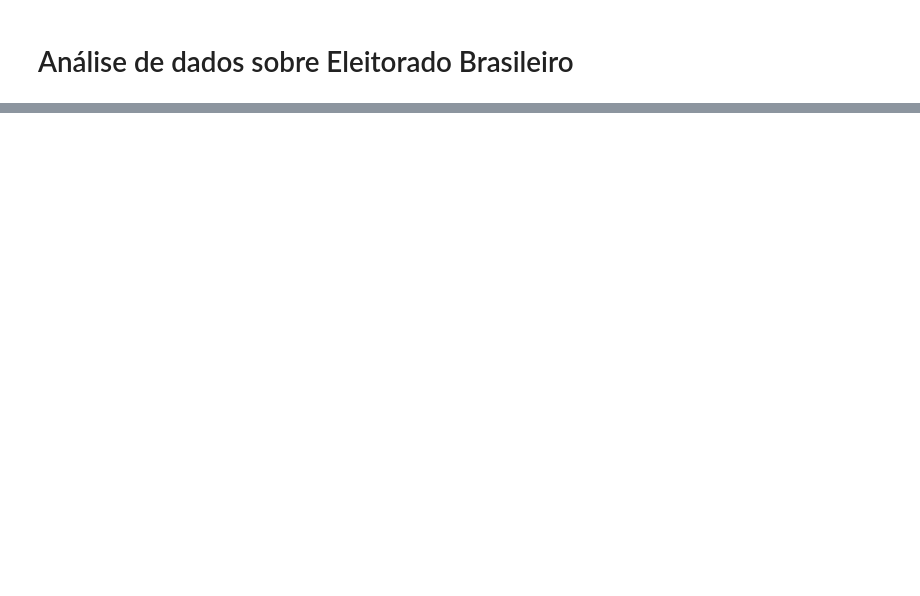
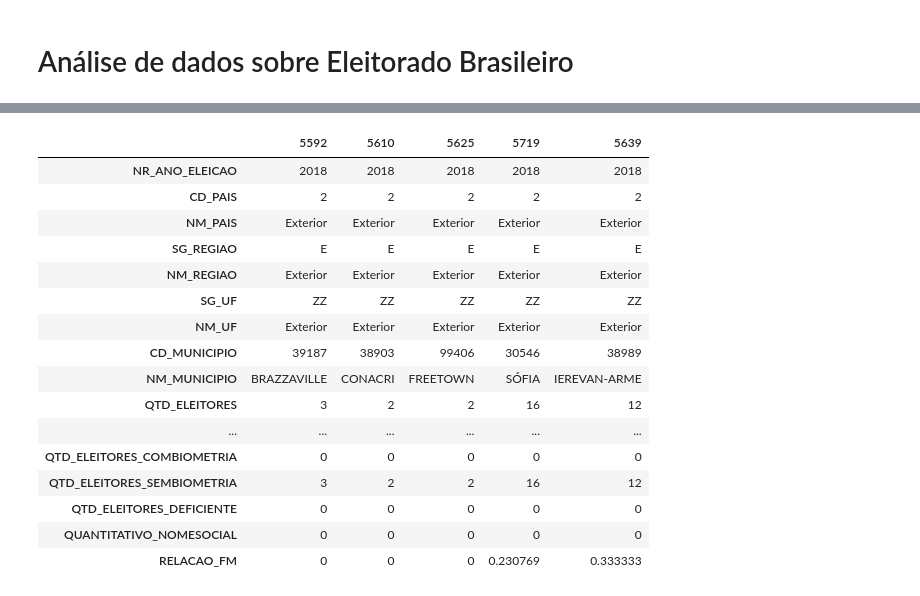
Before and after one commit to diegopmayer/dados-eleitores-TSE, a Jupyter notebook: eleitorado_brasileiro.ipynb, the cells around one changed output, grey strips where cells are left out. Cells and saved outputs as stored; diff of their text form; code cells hidden in the pictures; blank space fills up the shorter version.

```diff
--- a/eleitorado_brasileiro.ipynb
+++ b/eleitorado_brasileiro.ipynb
@@ -12,0 +147,21 @@ df
+# %%
+# Municipios com menor relação f/m
+df.nsmallest(5, 'RELACAO_FM').T
+# %% [output]
+|  | 5592 | 5610 | 5625 | 5719 | 5639 |
+| NR_ANO_ELEICAO | 2018 | 2018 | 2018 | 2018 | 2018 |
+| CD_PAIS | 2 | 2 | 2 | 2 | 2 |
+| NM_PAIS | Exterior | Exterior | Exterior | Exterior | Exterior |
+| SG_REGIAO | E | E | E | E | E |
+| NM_REGIAO | Exterior | Exterior | Exterior | Exterior | Exterior |
+| SG_UF | ZZ | ZZ | ZZ | ZZ | ZZ |
+| NM_UF | Exterior | Exterior | Exterior | Exterior | Exterior |
+| CD_MUNICIPIO | 39187 | 38903 | 99406 | 30546 | 38989 |
+| NM_MUNICIPIO | BRAZZAVILLE | CONACRI | FREETOWN | SÓFIA | IEREVAN-ARME |
+| QTD_ELEITORES | 3 | 2 | 2 | 16 | 12 |
+| ... | ... | ... | ... | ... | ... |
+| QTD_ELEITORES_COMBIOMETRIA | 0 | 0 | 0 | 0 | 0 |
+| QTD_ELEITORES_SEMBIOMETRIA | 3 | 2 | 2 | 16 | 12 |
+| QTD_ELEITORES_DEFICIENTE | 0 | 0 | 0 | 0 | 0 |
+| QUANTITATIVO_NOMESOCIAL | 0 | 0 | 0 | 0 | 0 |
+| RELACAO_FM | 0 | 0 | 0 | 0.230769 | 0.333333 |
```
Also changed, not shown: parts of 13 cells of this notebook, 1 other file.
